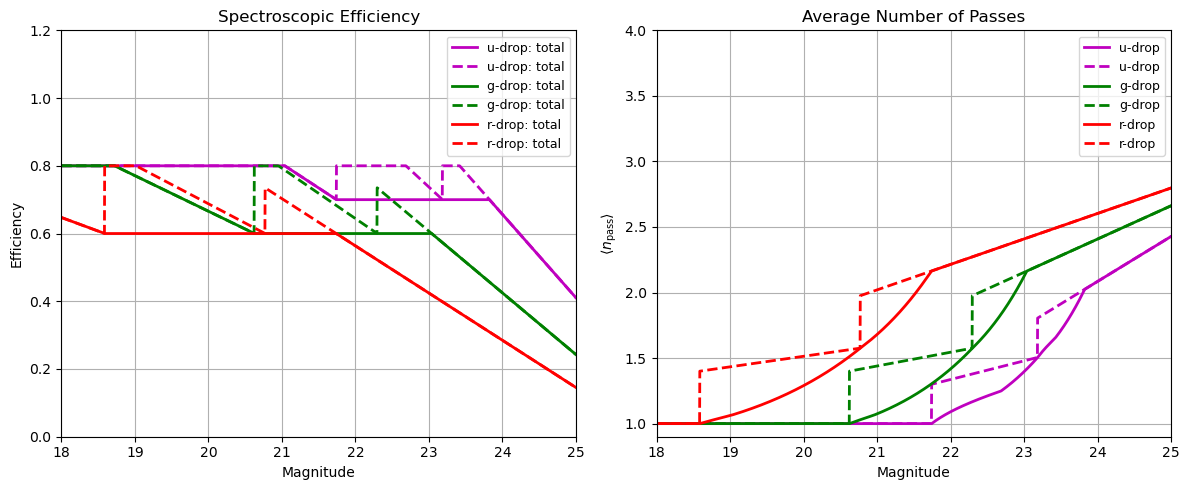
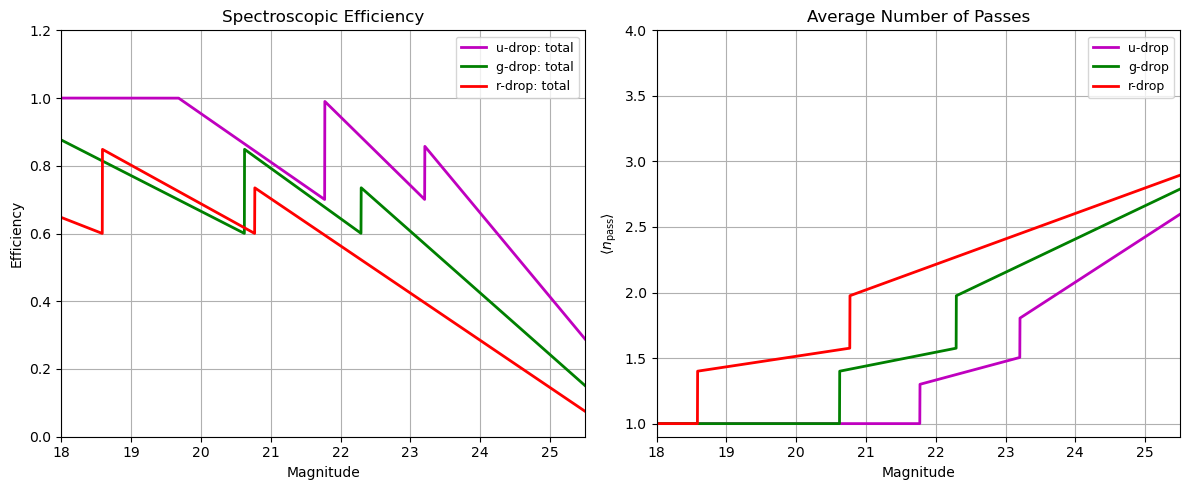
Unified diff of the notebook cell whose output changed from the first chart to the second:
--- before
+++ after
@@ -7,5 +7,5 @@
 Dz = [6, 7, 8]
 dropout_bands = ['u', 'g', 'r']
-plateau=0.8
+plateau=1
 
 # Create a single figure with 2 subplots
@@ -17,24 +17,24 @@
 
     # Compute efficiencies and average number of passes
-    E_vals = spectroscopic_efficiency.E_wst_lbg_dropout_piecewise_wdassignies(z_eff[i], m_vals,  p_min=p_min, plateau=plateau, dropout_band = dropout_band)
+    #E_vals = spectroscopic_efficiency.E_wst_lbg_dropout_piecewise_wdassignies(z_eff[i], m_vals,  p_min=p_min, plateau=plateau, dropout_band = dropout_band)
     
     #
-    n_vals = spectroscopic_efficiency.n_pass_wst_lbg_dropout_piecewise_wdassignies(z_eff[i], m_vals, p_min=p_min, plateau=plateau, dropout_band = dropout_band)
+    #n_vals = spectroscopic_efficiency.n_pass_wst_lbg_dropout_piecewise_wdassignies(z_eff[i], m_vals, p_min=p_min, plateau=plateau, dropout_band = dropout_band)
 
     #ax_eff.plot(m_vals,spectroscopic_efficiency.E_wst_lbg_dropout(z_eff[i], m_vals, dropout_band = dropout_band),'--' + colors[i],label=f'{dropout_band}-drop: single exp')
 
-    ax_eff.plot(m_vals,E_vals,colors[i],lw=2,label=f'{dropout_band}-drop: total')
-    ax_pass.plot(m_vals,n_vals,color=colors[i],lw=2,label=f'{dropout_band}-drop')
+    #ax_eff.plot(m_vals,E_vals,colors[i],lw=2,label=f'{dropout_band}-drop: total')
+    #ax_pass.plot(m_vals,n_vals,color=colors[i],lw=2,label=f'{dropout_band}-drop')
 
     E_vals = spectroscopic_efficiency.E_wst_lbg_dropout_piecewise(z_eff[i], m_vals,  p_min=p_min, plateau=plateau, dropout_band = dropout_band)
     n_vals = spectroscopic_efficiency.n_pass_wst_lbg_dropout_piecewise(z_eff[i], m_vals, p_min=p_min, plateau=plateau, dropout_band = dropout_band)
 
-    ax_eff.plot(m_vals,E_vals,'--'+colors[i],lw=2,label=f'{dropout_band}-drop: total')
-    ax_pass.plot(m_vals,n_vals,'--'+colors[i],lw=2,label=f'{dropout_band}-drop')
+    ax_eff.plot(m_vals,E_vals,'-'+colors[i],lw=2,label=f'{dropout_band}-drop: total')
+    ax_pass.plot(m_vals,n_vals,'-'+colors[i],lw=2,label=f'{dropout_band}-drop')
 
 ax_eff.set_title("Spectroscopic Efficiency")
 ax_eff.set_xlabel("Magnitude")
 ax_eff.set_ylabel("Efficiency")
-ax_eff.set_xlim(18, 25)
+ax_eff.set_xlim(18, 25.5)
 ax_eff.set_ylim(0, 1.2)
 ax_eff.grid(True)
@@ -44,5 +44,5 @@
 ax_pass.set_xlabel("Magnitude")
 ax_pass.set_ylabel(r"$\langle n_{\rm pass} \rangle$")
-ax_pass.set_xlim(18, 25)
+ax_pass.set_xlim(18, 25.5)
 ax_pass.set_ylim(0.9, 4)
 ax_pass.grid(True)

Commit: new lbg run